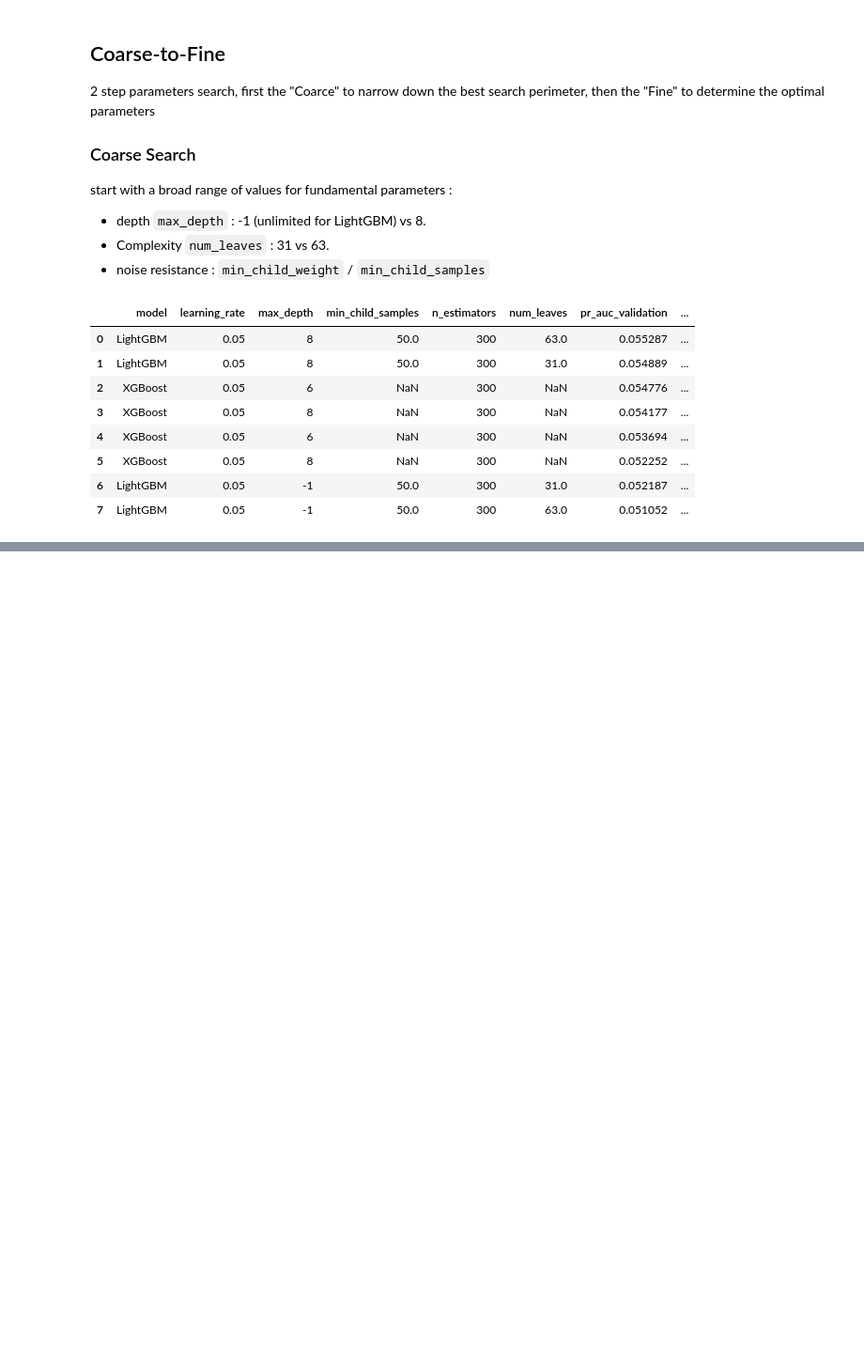
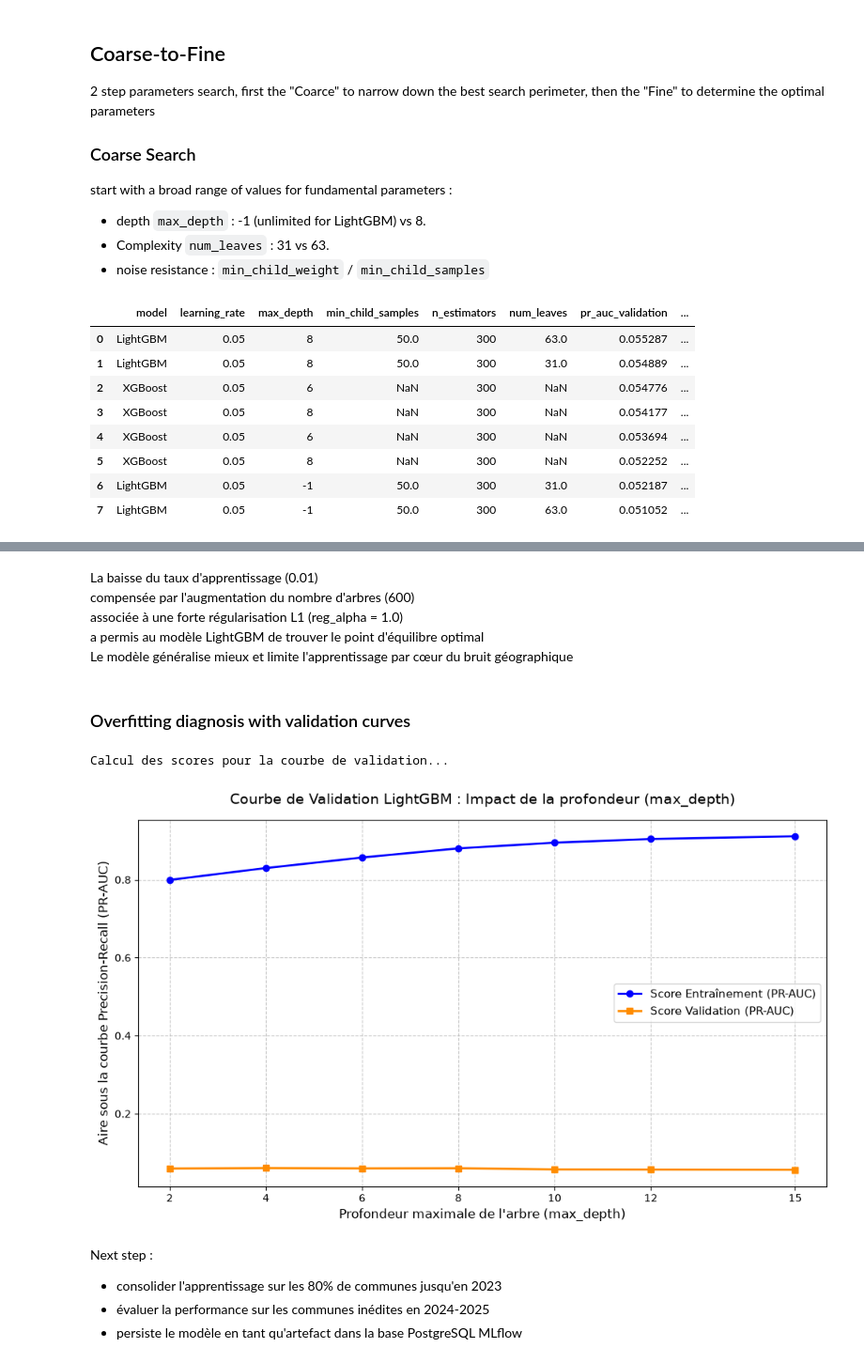
Before and after one commit to philippelaurens/incendies, a Jupyter notebook: notebooks/model_daily.ipynb, the cells around one changed output, grey strips where cells are left out. Shown at 94% size. Drawn from its saved outputs; the diff is of its cells as text; code cells hidden in the pictures; blank space fills up the shorter version.

Commit message:
Feat: validation curves

```diff
--- a/notebooks/model_daily.ipynb
+++ b/notebooks/model_daily.ipynb
@@ -558,0 +590,69 @@ results_grid
+# %% [markdown]
+La baisse du taux d'apprentissage (0.01)<br>
+compensée par l'augmentation du nombre d'arbres (600)<br>
+associée à une forte régularisation L1 (reg_alpha = 1.0)<br>
+a permis au modèle LightGBM de trouver le point d'équilibre optimal<br>
+Le modèle généralise mieux et limite l'apprentissage par cœur du bruit géographique
+# %% [markdown]
+### Overfitting diagnosis with validation curves
+# %%
+# =============================================================================
+# ANALYSE DU SURAPPRENTISSAGE : COURBES DE VALIDATION
+# =============================================================================
+from sklearn.metrics import average_precision_score
+import matplotlib.pyplot as plt
+
+# Test de l'impact de la profondeur maximale des arbres (max_depth)
+param_range = [2, 4, 6, 8, 10, 12, 15]
+train_scores = []
+val_scores = []
+
+print("Calcul des scores pour la courbe de validation...")
+for depth in param_range:
+    # On fige les meilleurs paramètres trouvés, sauf max_depth que l'on fait varier
+    model_val = lgb.LGBMClassifier(
+        num_leaves=80,
+        max_depth=depth,
+        learning_rate=0.01,
+        n_estimators=600,
+        min_child_samples=50,
+        reg_alpha=1.0,
+        reg_lambda=0.1,
+        scale_pos_weight=search_pos_weight,
+        random_state=42,
+        n_jobs=-1,
+        verbosity=-1
+    )
+
+    # Entraînement strict sur le jeu d'apprentissage sous-échantillonné
+    model_val.fit(X_search_train, y_search_train)
+
+    # Évaluation sur le Train
+    train_preds = model_val.predict_proba(X_search_train)[:, 1]
+    train_scores.append(average_precision_score(y_search_train, train_preds))
+
+    # Évaluation sur la Validation globale (2023)
+    val_preds = model_val.predict_proba(X_search_val)[:, 1]
+    val_scores.append(average_precision_score(y_search_val, val_preds))
+
+# Tracé de la courbe
+plt.figure(figsize=(10, 6))
+plt.plot(param_range, train_scores, label="Score Entraînement (PR-AUC)", marker='o', color='blue', linewidth=2)
+plt.plot(param_range, val_scores, label="Score Validation (PR-AUC)", marker='s', color='darkorange', linewidth=2)
+
+plt.title("Courbe de Validation LightGBM : Impact de la profondeur (max_depth)", fontsize=14, pad=15)
+plt.xlabel("Profondeur maximale de l'arbre (max_depth)", fontsize=12)
+plt.ylabel("Aire sous la courbe Precision-Recall (PR-AUC)", fontsize=12)
+plt.xticks(param_range)
+plt.legend(loc="best", fontsize=11)
+plt.grid(True, linestyle='--', alpha=0.7)
+plt.tight_layout()
+plt.show()
+# %% [output]
+Calcul des scores pour la courbe de validation...
+[figure, added]
+# %% [markdown]
+Next step :
+- consolider l'apprentissage sur les 80% de communes jusqu'en 2023<br>
+- évaluer la performance sur les communes inédites en 2024-2025<br>
+- persiste le modèle en tant qu'artefact dans la base PostgreSQL MLflow
```
Also changed, not shown: parts of 6 cells of this notebook.
